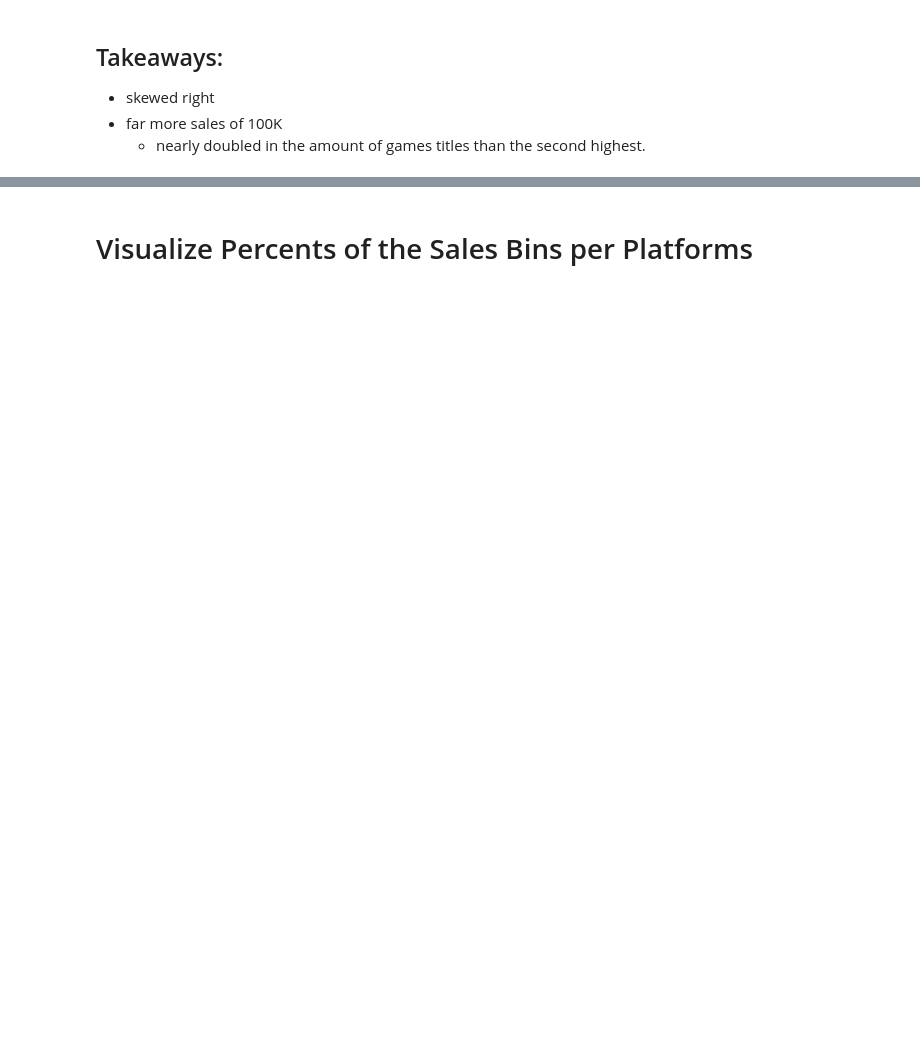
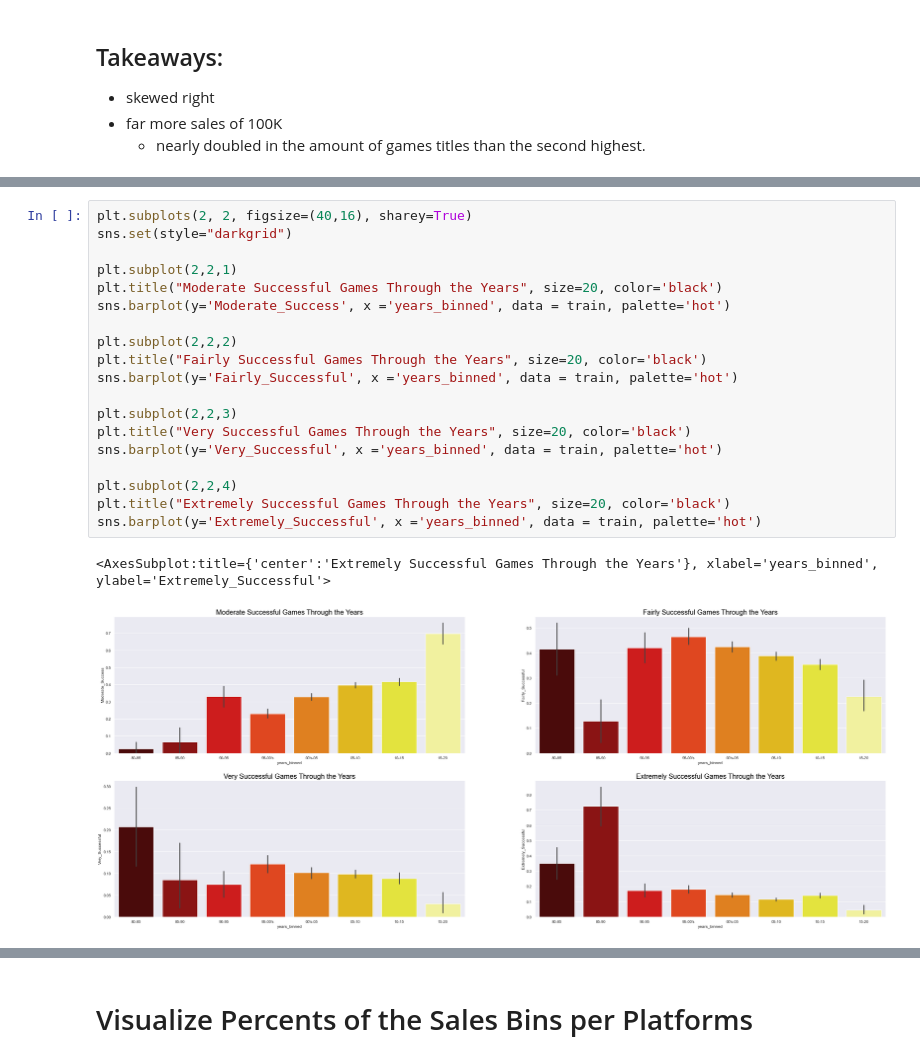
Before and after one commit to CaitlynCarney/video_game_sales, a Jupyter notebook: Workbooks/exploration.ipynb, the cells around one changed output, grey strips where cells are left out. Drawn from its saved outputs; the diff is of its cells as text; blank space fills up the shorter version.

```diff
--- a/Workbooks/exploration.ipynb
+++ b/Workbooks/exploration.ipynb
@@ -117,0 +130,22 @@ Name: sales_binned, dtype: int64
+# %%
+plt.subplots(2, 2, figsize=(40,16), sharey=True)
+sns.set(style="darkgrid")
+
+plt.subplot(2,2,1)
+plt.title("Moderate Successful Games Through the Years", size=20, color='black')
+sns.barplot(y='Moderate_Success', x ='years_binned', data = train, palette='hot')
+
+plt.subplot(2,2,2)
+plt.title("Fairly Successful Games Through the Years", size=20, color='black')
+sns.barplot(y='Fairly_Successful', x ='years_binned', data = train, palette='hot')
+
+plt.subplot(2,2,3)
+plt.title("Very Successful Games Through the Years", size=20, color='black')
+sns.barplot(y='Very_Successful', x ='years_binned', data = train, palette='hot')
+
+plt.subplot(2,2,4)
+plt.title("Extremely Successful Games Through the Years", size=20, color='black')
+sns.barplot(y='Extremely_Successful', x ='years_binned', data = train, palette='hot')
+# %% [output]
+<AxesSubplot:title={'center':'Extremely Successful Games Through the Years'}, xlabel='years_binned', ylabel='Extremely_Successful'>
+[figure, added]
```
Also changed, not shown: parts of 34 cells of this notebook.
